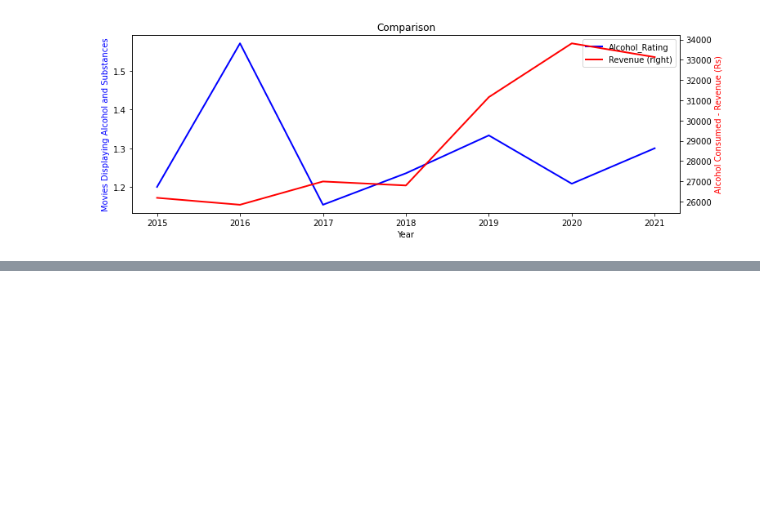
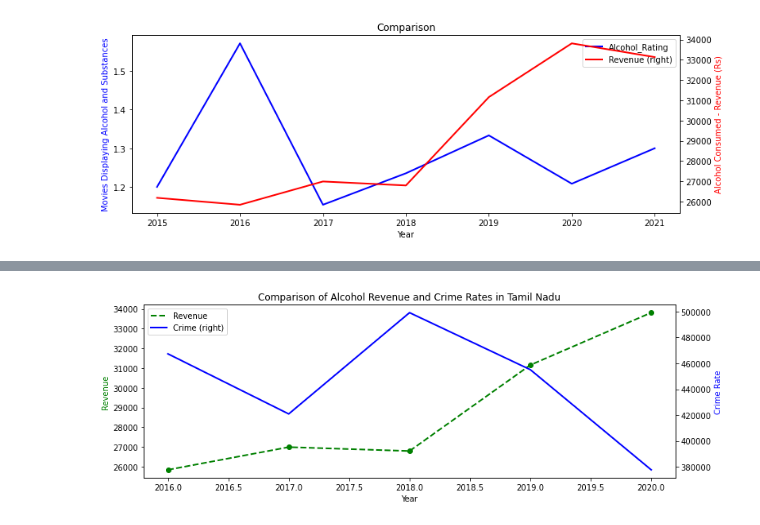
Before and after one commit to Roshni-Bala/Movies-Alcohol-Data-Analysis, a Jupyter notebook: Movies.ipynb, the cells around one changed output, grey strips where cells are left out. Saved outputs shown, nothing was run; the diff lists cells and outputs as text; code cells hidden in the pictures; blank space fills up the shorter version.

```diff
--- a/Movies.ipynb
+++ b/Movies.ipynb
@@ -547,2 +654,18 @@ plt.show()
+# %%
+new_df_tail = new_df_year_crime.tail()
+plt.rcParams["figure.figsize"] = (12,4)
+ax = new_df_tail.plot(kind = 'line', x = 'Year',y = 'Revenue',  linestyle='dashed', marker='o',color = 'Green',linewidth = 2)
+
+ax2 = new_df_tail.plot(kind = 'line', x = 'Year',y = 'Crime', secondary_y = True, color = 'Blue',  linewidth = 2,ax = ax)
+
+
+plt.title("Comparison of Alcohol Revenue and Crime Rates in Tamil Nadu")
+ax.set_xlabel('Year')
+ax.set_ylabel('Revenue', color = "g")
+ax2.set_ylabel('Crime Rate', color = 'b')
+plt.savefig("result3.jpg")
+plt.show()
+# %% [output]
+[figure, added]
 # %% [markdown]
 
```
Also changed, not shown: parts of 7 cells of this notebook.
